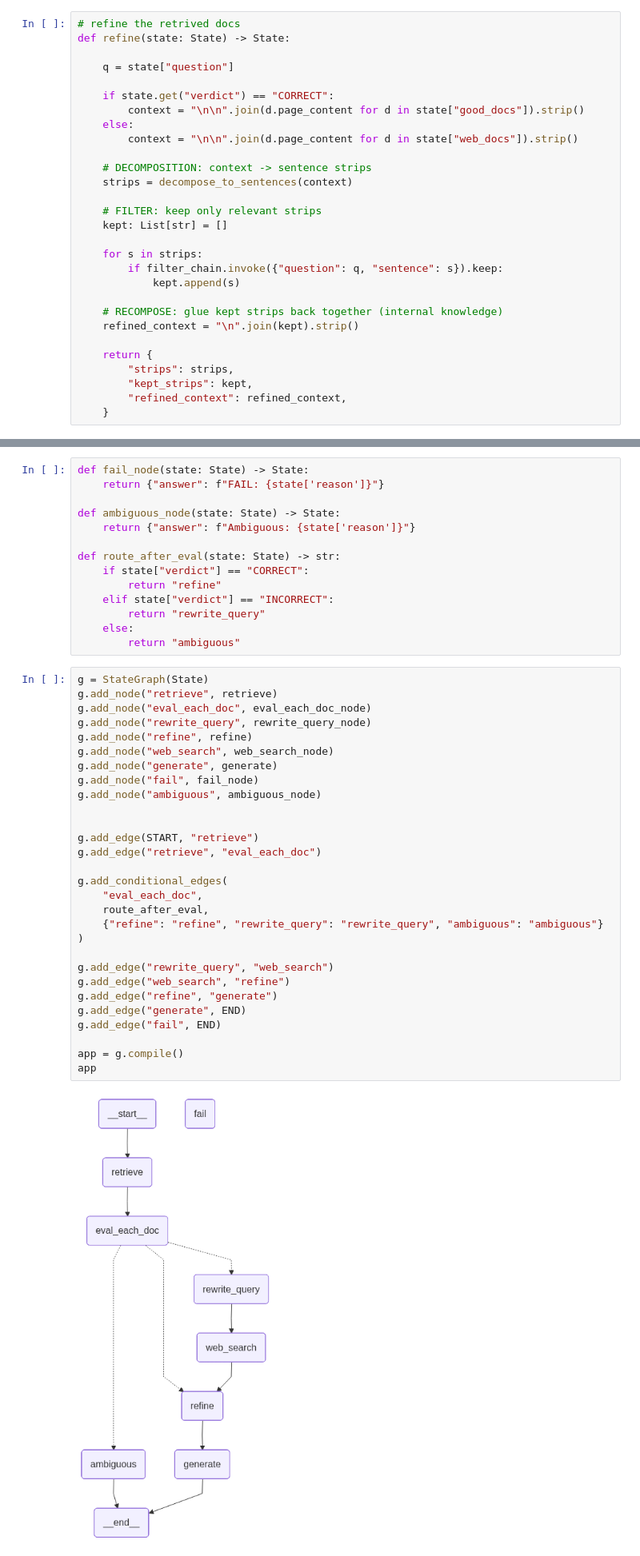
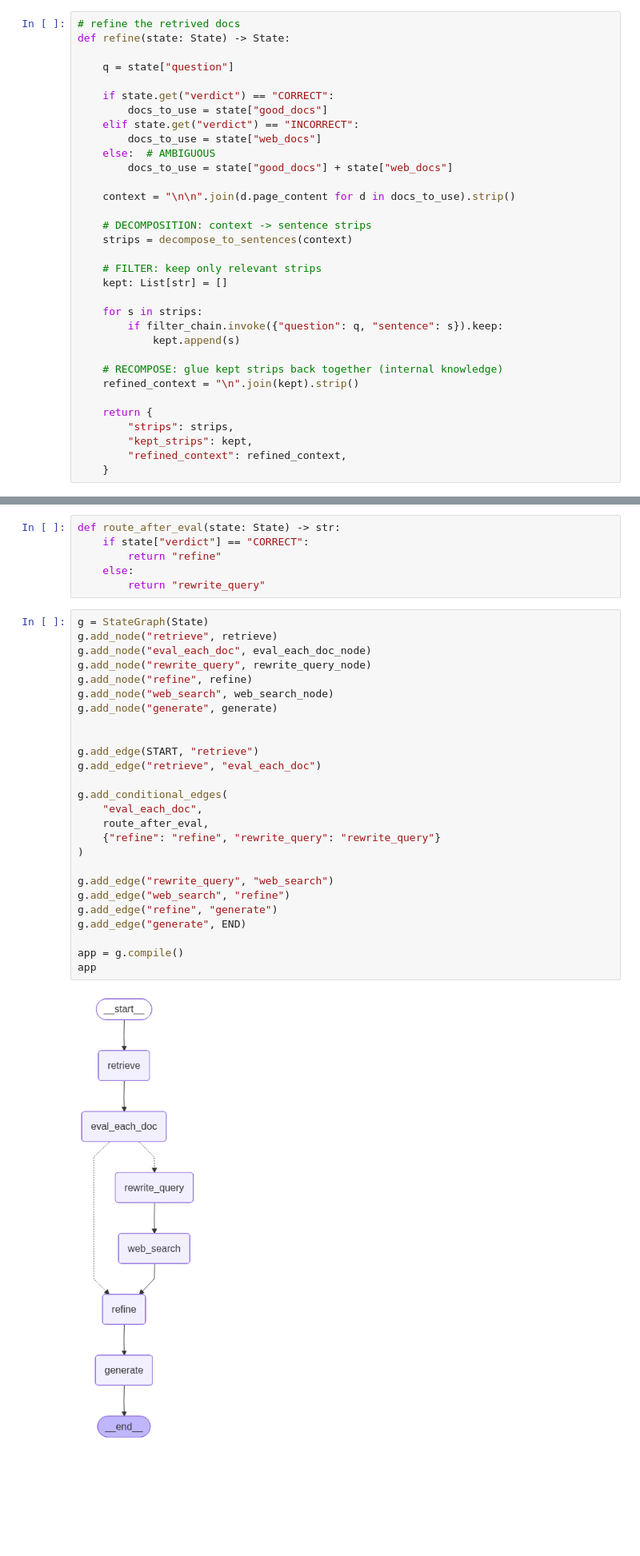
Before and after one commit to usrnamePrateek/Deep-Learning, a Jupyter notebook: CorrectiveRag/Corrective_Rag.ipynb, the cells around one changed output, grey strips where cells are left out. Shown at 80% size. Saved outputs shown, nothing was run; the diff lists cells and outputs as text; blank space fills up the shorter version.

Commit message:
routing updated for ambiguous

```diff
--- a/CorrectiveRag/Corrective_Rag.ipynb
+++ b/CorrectiveRag/Corrective_Rag.ipynb
@@ -230,9 +230,13 @@ def refine(state: State) -> State:
     q = state["question"]
 
     if state.get("verdict") == "CORRECT":
-        context = "\n\n".join(d.page_content for d in state["good_docs"]).strip()
-    else:
-        context = "\n\n".join(d.page_content for d in state["web_docs"]).strip()
+        docs_to_use = state["good_docs"]
+    elif state.get("verdict") == "INCORRECT":
+        docs_to_use = state["web_docs"]
+    else:  # AMBIGUOUS
+        docs_to_use = state["good_docs"] + state["web_docs"]
+
+    context = "\n\n".join(d.page_content for d in docs_to_use).strip()
 
     # DECOMPOSITION: context -> sentence strips
     strips = decompose_to_sentences(context)
@@ -268,50 +272,39 @@ def generate(state):
     out = (answer_prompt | llm).invoke({"question": state["question"], "refined_context": state['refined_context']})
     return {"answer": out.content}
 # %%
-def fail_node(state: State) -> State:
-    return {"answer": f"FAIL: {state['reason']}"}
-
-def ambiguous_node(state: State) -> State:
-    return {"answer": f"Ambiguous: {state['reason']}"}
-
 def route_after_eval(state: State) -> str:
     if state["verdict"] == "CORRECT":
         return "refine"
-    elif state["verdict"] == "INCORRECT":
+    else:
         return "rewrite_query"
-    else:
-        return "ambiguous"
 # %%
 g = StateGraph(State)
 g.add_node("retrieve", retrieve)
 g.add_node("eval_each_doc", eval_each_doc_node)
 g.add_node("rewrite_query", rewrite_query_node)
 g.add_node("refine", refine)
 g.add_node("web_search", web_search_node)
 g.add_node("generate", generate)
-g.add_node("fail", fail_node)
-g.add_node("ambiguous", ambiguous_node)
 
 
 g.add_edge(START, "retrieve")
 g.add_edge("retrieve", "eval_each_doc")
 
 g.add_conditional_edges(
     "eval_each_doc",
     route_after_eval,
-    {"refine": "refine", "rewrite_query": "rewrite_query", "ambiguous": "ambiguous"}
+    {"refine": "refine", "rewrite_query": "rewrite_query"}
 )
 
 g.add_edge("rewrite_query", "web_search")
 g.add_edge("web_search", "refine")
 g.add_edge("refine", "generate")
 g.add_edge("generate", END)
-g.add_edge("fail", END)
 
 app = g.compile()
 app
 # %% [output]
-[figure, old version]
+[figure, new version]
 # %%
 res = app.invoke(
     {
```
Also changed, not shown: parts of 4 cells of this notebook.
